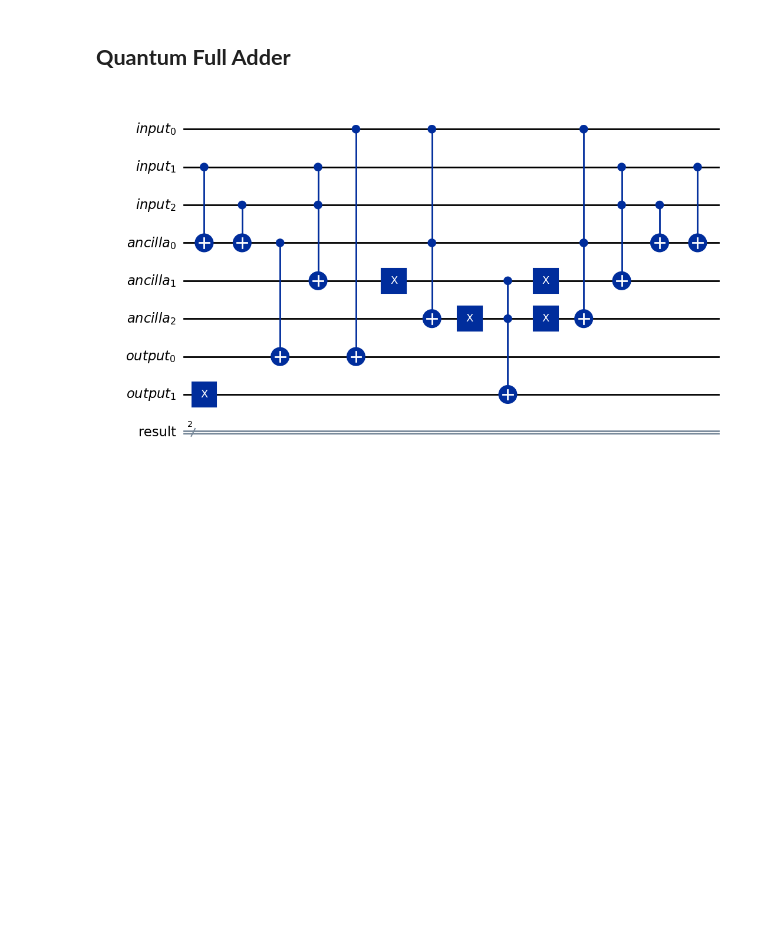
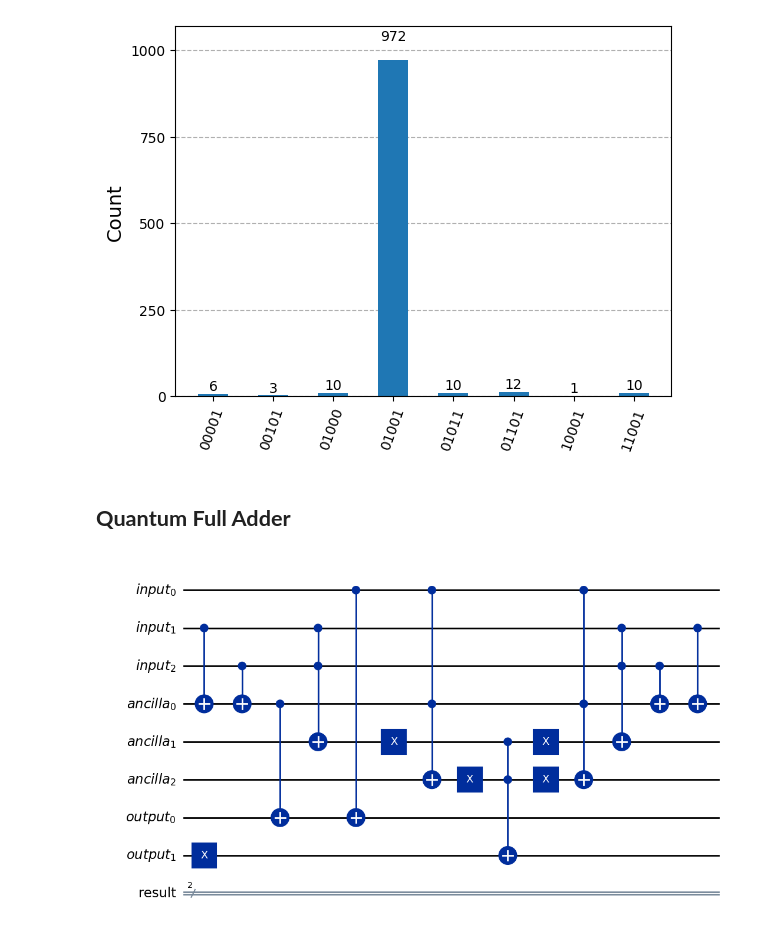
Before and after one commit to vigneshwari311/Foundations-of-QC, a Jupyter notebook: quantum_algorithms/quantum_adder.ipynb, the cells around one changed output. Drawn from its saved outputs; the diff is of its cells as text; code cells hidden in the pictures; blank space fills up the shorter version.

```diff
--- a/quantum_algorithms/quantum_adder.ipynb
+++ b/quantum_algorithms/quantum_adder.ipynb
@@ -46,3 +89,7 @@ print(bin_1, bin_2)
+# %%
+plot_histogram(counts)
+# %% [output]
+[figure, added]
 # %% [markdown]
 ## **Quantum Full Adder**
 # %%
```
Also changed, not shown: parts of 8 cells of this notebook.
